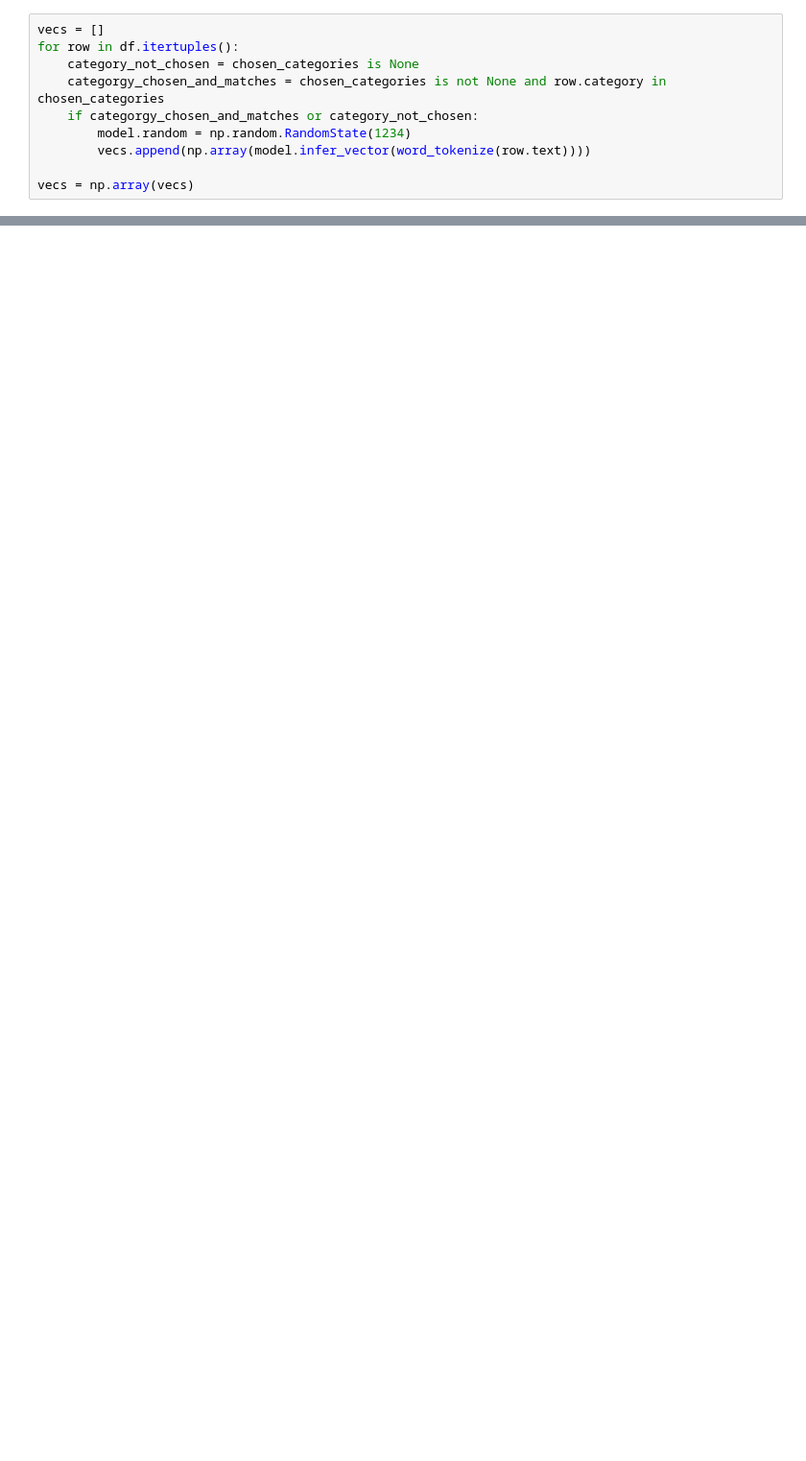
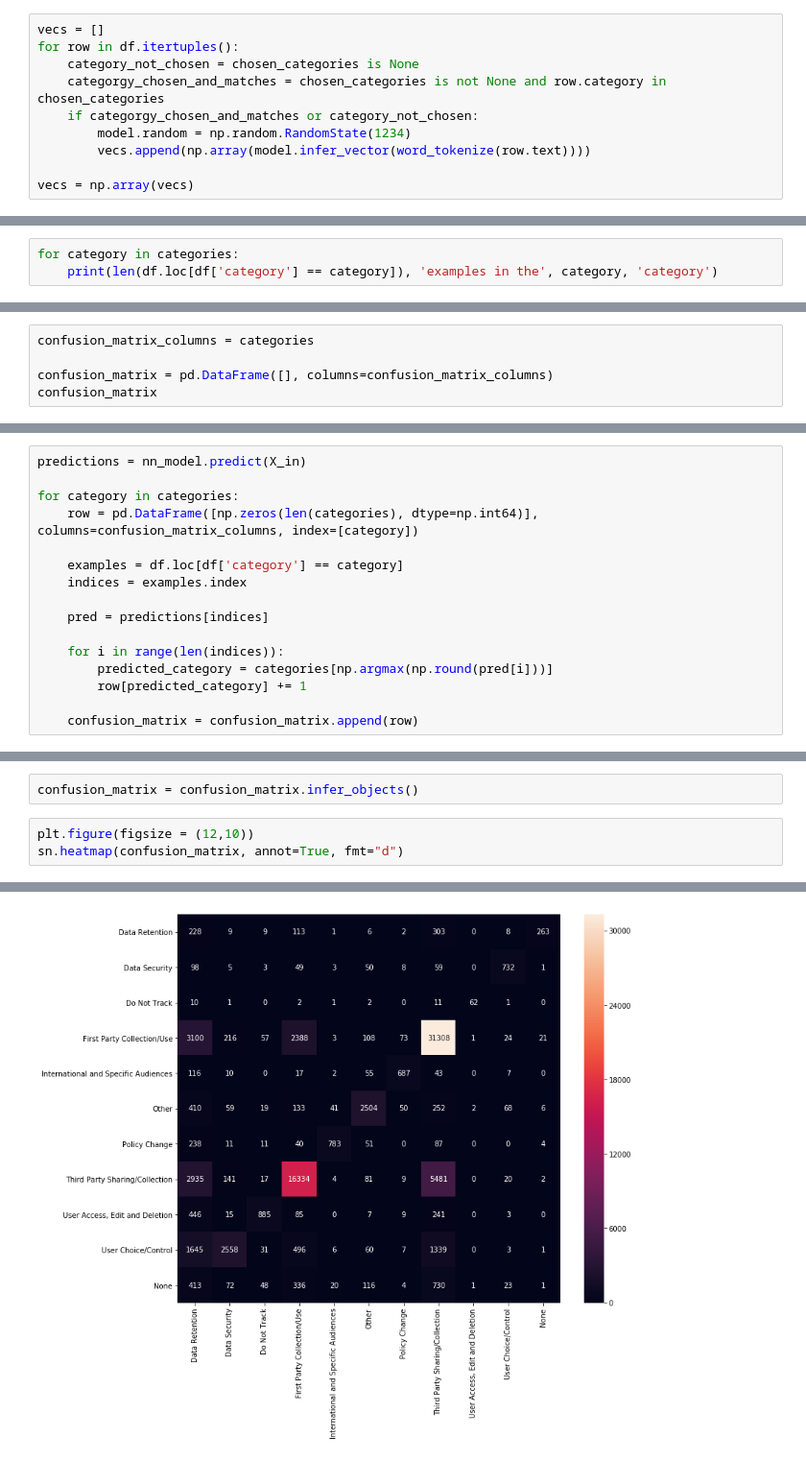
Before and after one commit to AugustKarlstedt/Research, a Jupyter notebook: Privacy Policies and Neural Networks.ipynb, the cells around one changed output, grey strips where cells are left out. Shown at 96% size. Saved outputs shown, nothing was run; the diff lists cells and outputs as text; blank space fills up the shorter version.

Commit message:
* Added confusion matrix and improved None category

```diff
--- a/Privacy Policies and Neural Networks.ipynb
+++ b/Privacy Policies and Neural Networks.ipynb
@@ -728,0 +844,3 @@ Policy Change
+# %%
+for category in categories:
+    print(len(df.loc[df['category'] == category]), 'examples in the', category, 'category')
@@ -728,0 +861,5 @@ Policy Change
+# %%
+confusion_matrix_columns = categories
+
+confusion_matrix = pd.DataFrame([], columns=confusion_matrix_columns)
+confusion_matrix
@@ -728,0 +868,16 @@ Policy Change
+# %%
+predictions = nn_model.predict(X_in)
+
+for category in categories:
+    row = pd.DataFrame([np.zeros(len(categories), dtype=np.int64)], columns=confusion_matrix_columns, index=[category])
+
+    examples = df.loc[df['category'] == category]
+    indices = examples.index
+
+    pred = predictions[indices]
+
+    for i in range(len(indices)):
+        predicted_category = categories[np.argmax(np.round(pred[i]))]
+        row[predicted_category] += 1
+
+    confusion_matrix = confusion_matrix.append(row)
@@ -728,0 +899,6 @@ Policy Change
+# %%
+confusion_matrix = confusion_matrix.infer_objects()
+# %%
+plt.figure(figsize = (12,10))
+sn.heatmap(confusion_matrix, annot=True, fmt="d")
+# %% [output]
@@ -728,0 +906 @@ Policy Change
+[figure, added]
```
Also changed, not shown: parts of 67 cells of this notebook.
